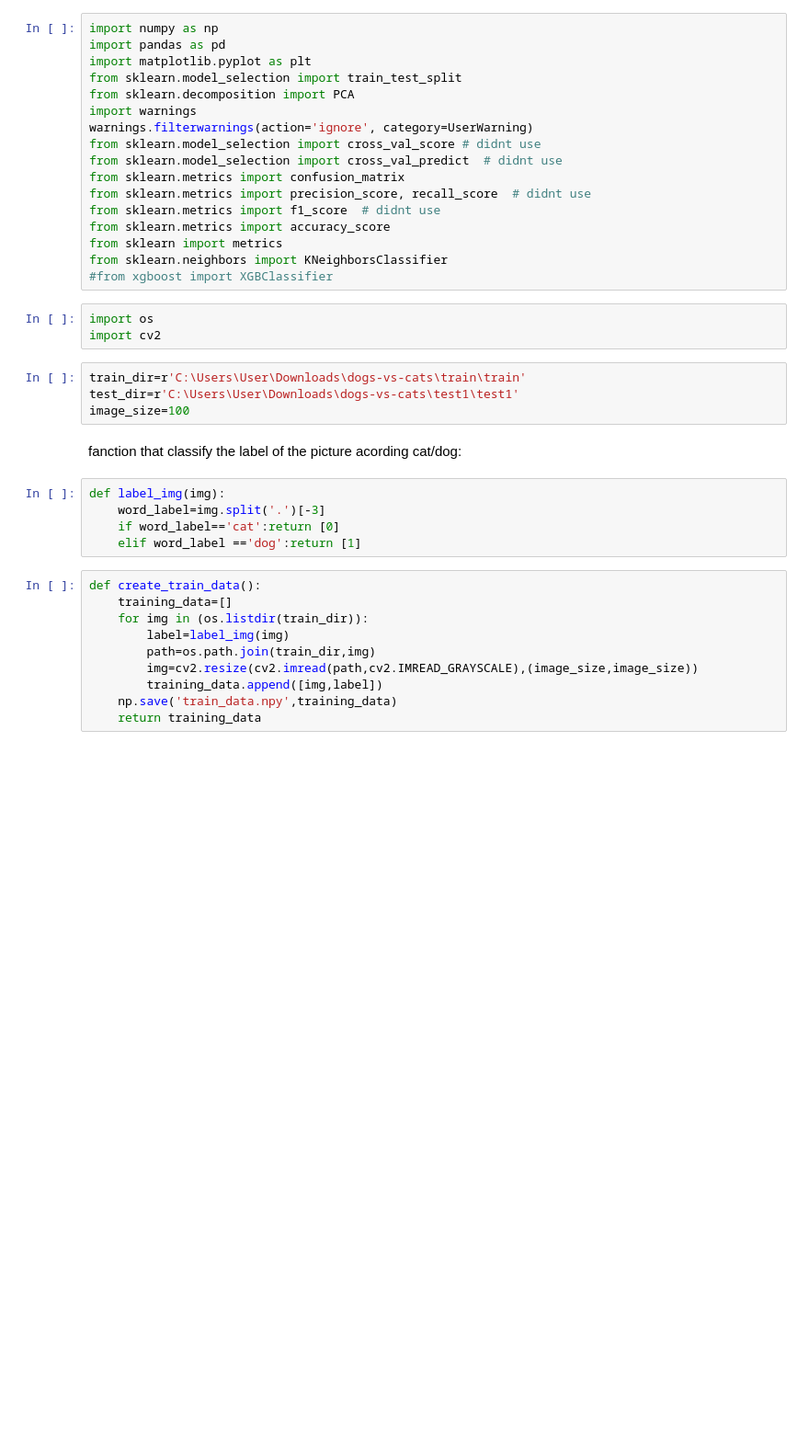
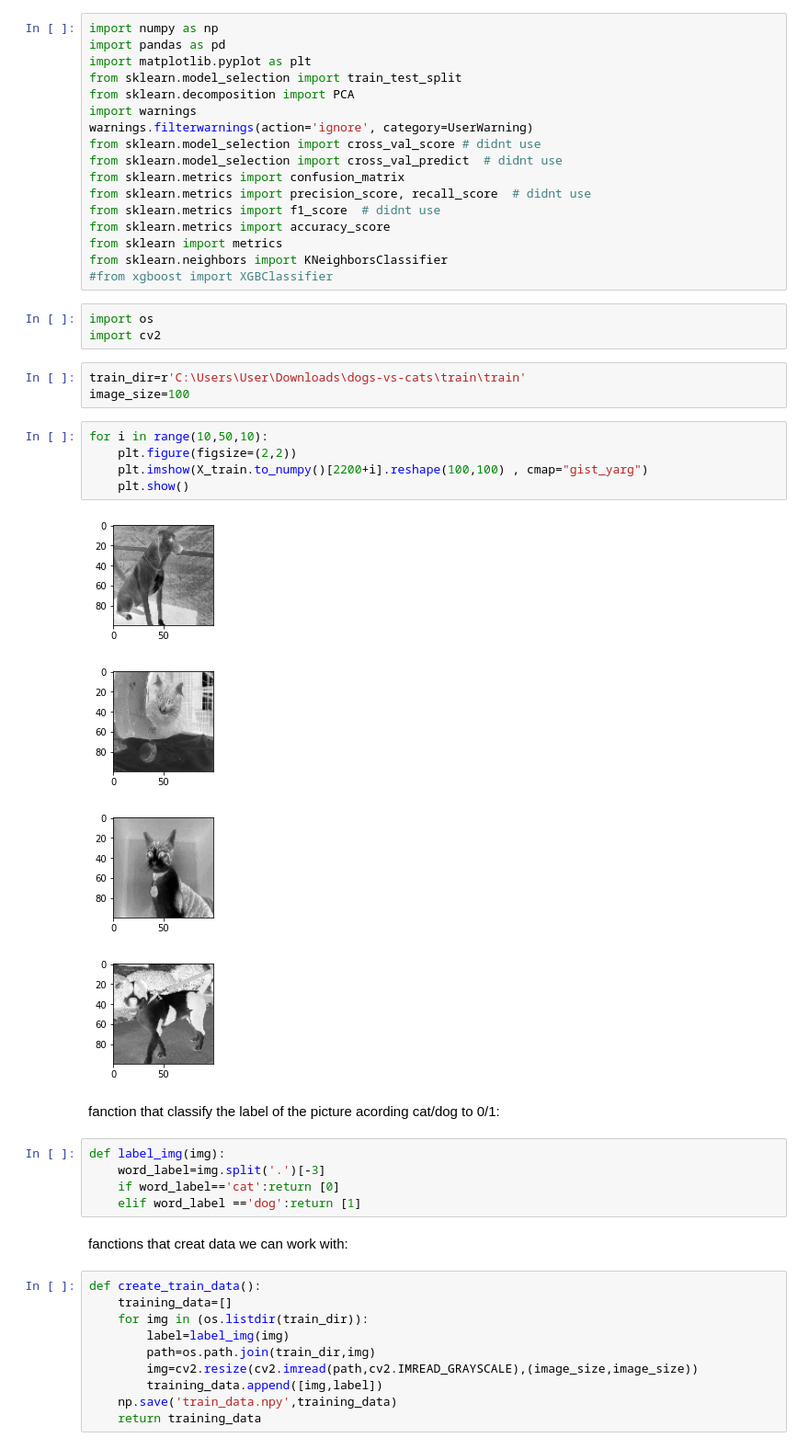
Before and after one commit to talaymeiz/data_science_final_project_2, a Jupyter notebook: dogs vs cats.ipynb, the cells around one changed output. Shown at 92% size. Saved outputs shown, nothing was run; the diff lists cells and outputs as text; blank space fills up the shorter version.

```diff
--- a/dogs vs cats.ipynb
+++ b/dogs vs cats.ipynb
@@ -26,15 +22,26 @@ import os
 import cv2
 # %%
 train_dir=r'C:\Users\User\Downloads\dogs-vs-cats\train\train'
-test_dir=r'C:\Users\User\Downloads\dogs-vs-cats\test1\test1'
 image_size=100
+# %%
+for i in range(10,50,10):
+    plt.figure(figsize=(2,2))
+    plt.imshow(X_train.to_numpy()[2200+i].reshape(100,100) , cmap="gist_yarg")
+    plt.show()
+# %% [output]
+[figure, added]
+[figure, added]
+[figure, added]
+[figure, added]
 # %% [markdown]
-fanction that classify the label of the picture acording cat/dog:
+fanction that classify the label of the picture acording cat/dog to 0/1:
 # %%
 def label_img(img):
     word_label=img.split('.')[-3]
     if word_label=='cat':return [0]
     elif word_label =='dog':return [1]
+# %% [markdown]
+fanctions that creat data we can work with:
 # %%
 def create_train_data():
     training_data=[]
```
Also changed, not shown: parts of 73 cells of this notebook.
